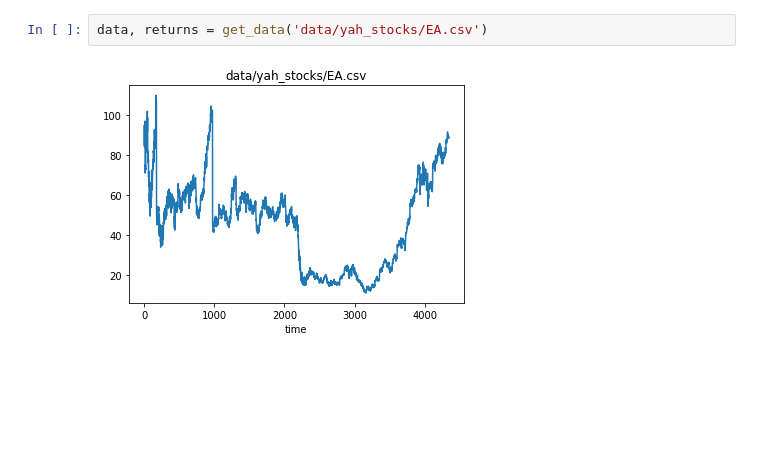
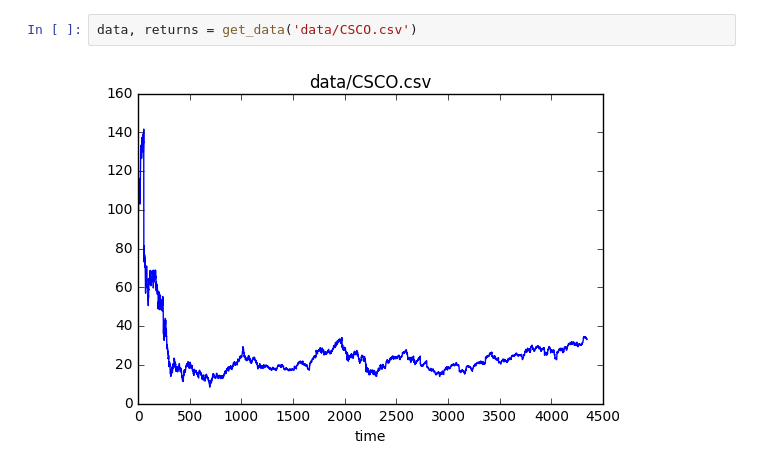
Before and after one commit to FRTP/Algorithms, a Jupyter notebook: src/main.ipynb, the cells around one changed output. Saved outputs shown, nothing was run; the diff lists cells and outputs as text; blank space fills up the shorter version.

```diff
--- a/src/main.ipynb
+++ b/src/main.ipynb
@@ -188,4 +32,4 @@ def agent_run(just_data, returns, M, window_size, n_steps, start_position, name=
 # %%
-data, returns = get_data('data/yah_stocks/EA.csv')
+data, returns = get_data('data/CSCO.csv')
 # %% [output]
-[figure, old version]
+[figure, new version]
```
Also changed, not shown: parts of 11 cells of this notebook, 24 other files.
